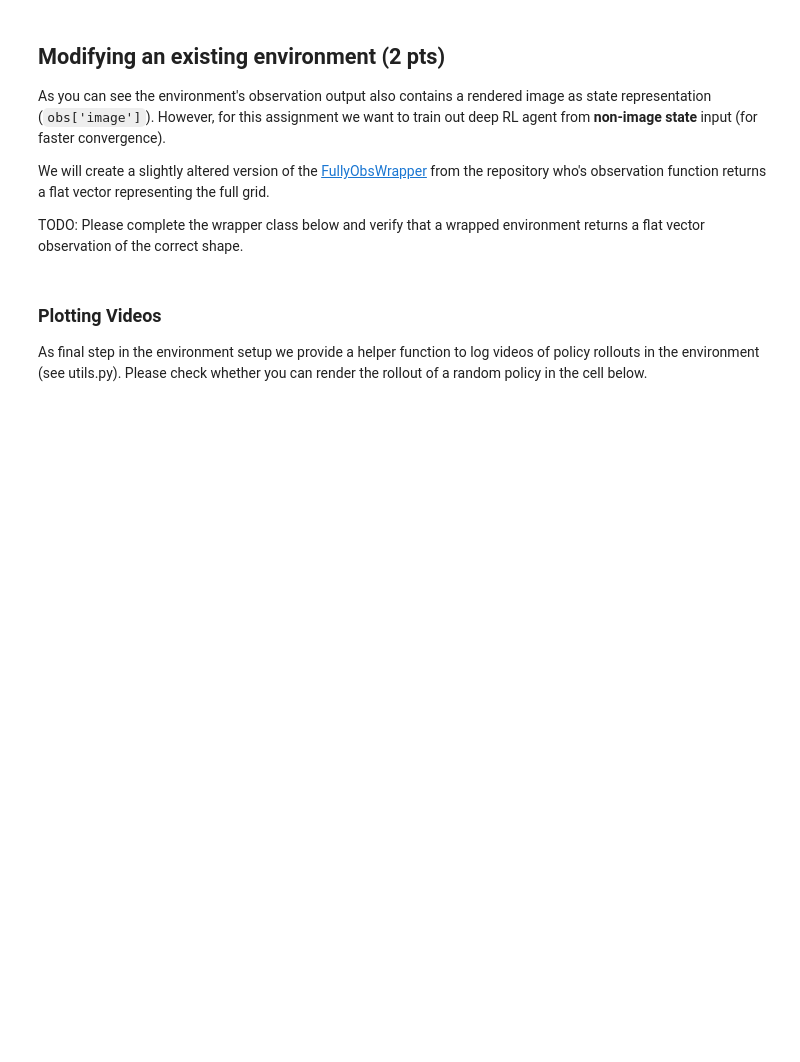
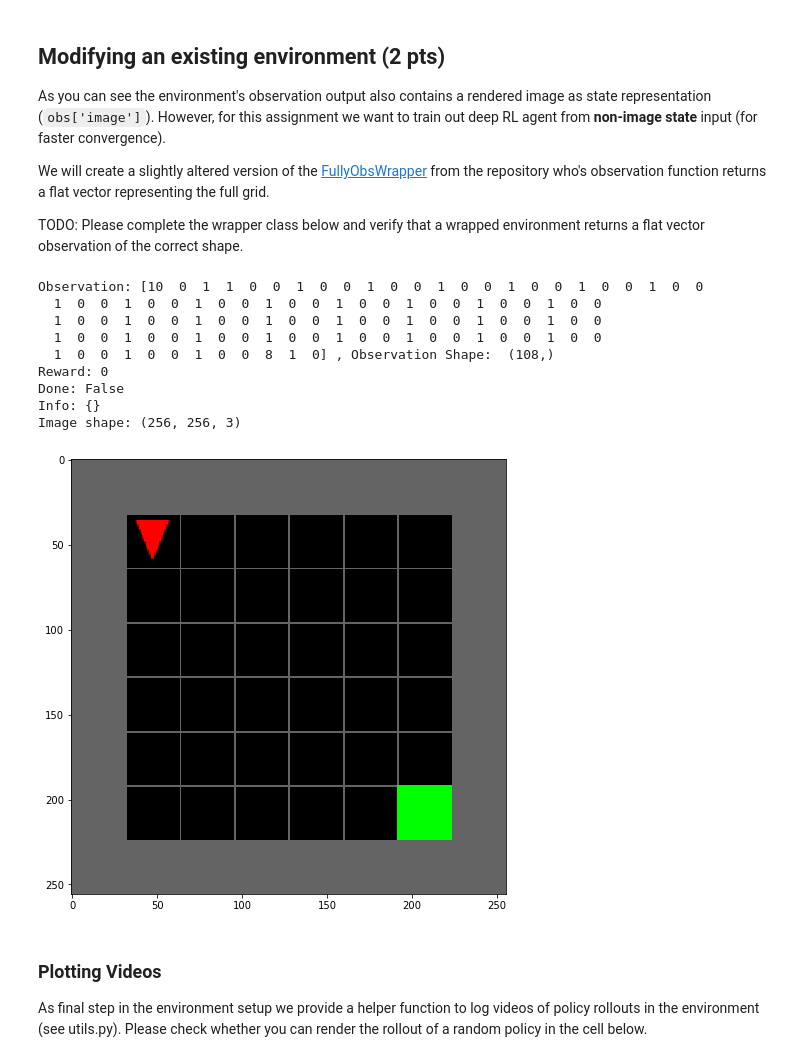
Before and after one commit to bongsang/rltest, a Jupyter notebook: p2_REINFORCE_minigrid.ipynb, the cells around one changed output. Cells and saved outputs as stored; diff of their text form; code cells hidden in the pictures; blank space fills up the shorter version.

```diff
--- a/p2_REINFORCE_minigrid.ipynb
+++ b/p2_REINFORCE_minigrid.ipynb
@@ -128,34 +150,61 @@ class FlatObsWrapper(gym.core.ObservationWrapper):
             COLOR_TO_IDX['red'],
             env.agent_dir
         ])
         full_grid = full_grid[1:-1, 1:-1]   # remove outer walls of the environment (for efficiency)
 
         ############################### TODO: YOUR CODE BELOW ##############################
         ### Your code should return a flattened version of the grid.                     ###
         ####################################################################################
-        flattened_grid = None
+        flattened_grid = full_grid.flatten()
+        #flattened_grid = full_grid.ravel()
         ################################# END OF YOUR CODE #################################
         return flattened_grid
 
     def render(self, *args, **kwargs):
         """This removes the default visualization of the partially observable field of view."""
         kwargs['highlight'] = False
         return self.unwrapped.render(*args, **kwargs)
 
 
 ################# YOUR CODE BELOW ###################################
 ### img, obs, reward, done, info = None, None, None, None, None  ####
 
+# Convert MiniGrid Environment with Flat Observable
+env = FlatObsWrapper(gym.make('MiniGrid-Empty-8x8-v0'))
+
+# Reset the environment
+env.reset()
+
+# Select the action right
+action = env.actions.right
+
+# Take a step in the environment and store it in appropriate variables
+obs, reward, done, info = env.step(action)
+
+# Render the current state of the environment
+img = env.render('rgb_array')
+
 ################# YOUR CODE ENDS HERE ###############################
 
 print('Observation:', obs, ', Observation Shape: ', obs.shape)
 print('Reward:', reward)
 print('Done:', done)
 print('Info:', info)
 print('Image shape:', img.shape)
 plt.close()
 plt.imshow(img)
 plt.show()
+# %% [output]
+Observation: [10  0  1  1  0  0  1  0  0  1  0  0  1  0  0  1  0  0  1  0  0  1  0  0
+  1  0  0  1  0  0  1  0  0  1  0  0  1  0  0  1  0  0  1  0  0  1  0  0
+  1  0  0  1  0  0  1  0  0  1  0  0  1  0  0  1  0  0  1  0  0  1  0  0
+  1  0  0  1  0  0  1  0  0  1  0  0  1  0  0  1  0  0  1  0  0  1  0  0
+  1  0  0  1  0  0  1  0  0  8  1  0] , Observation Shape:  (108,)
+Reward: 0
+Done: False
+Info: {}
+Image shape: (256, 256, 3)
+[figure, added]
 # %% [markdown]
 ### Plotting Videos
 
```
Also changed, not shown: parts of 26 cells of this notebook, 2 other files.
